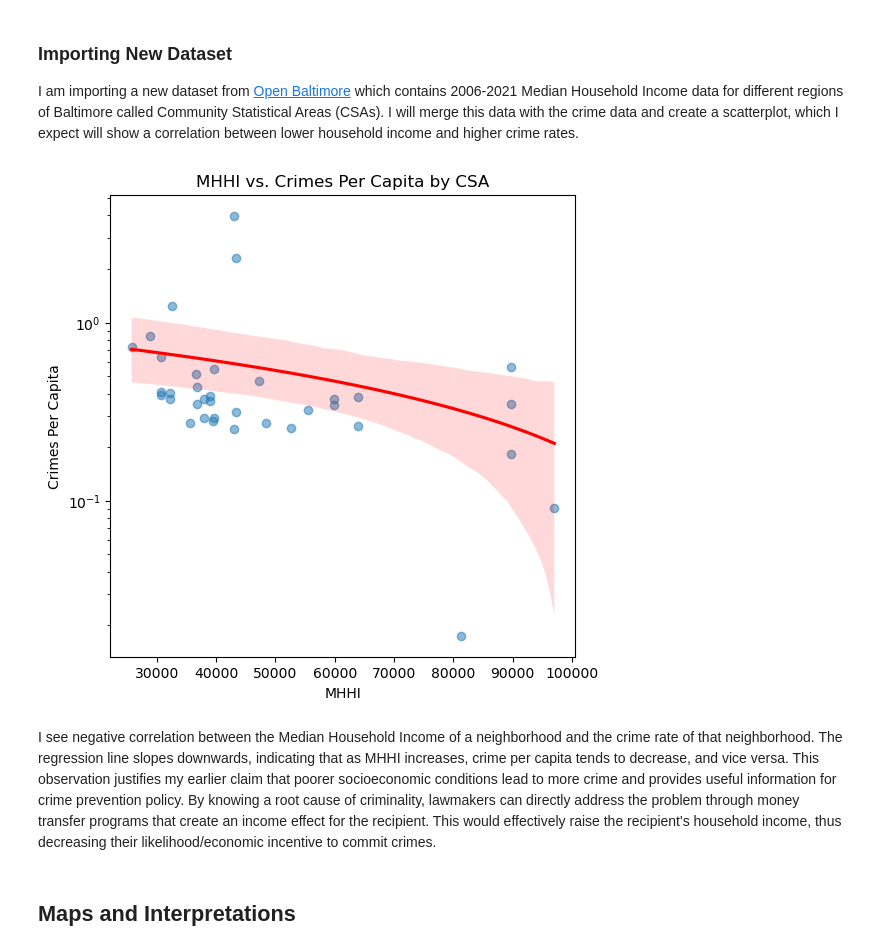
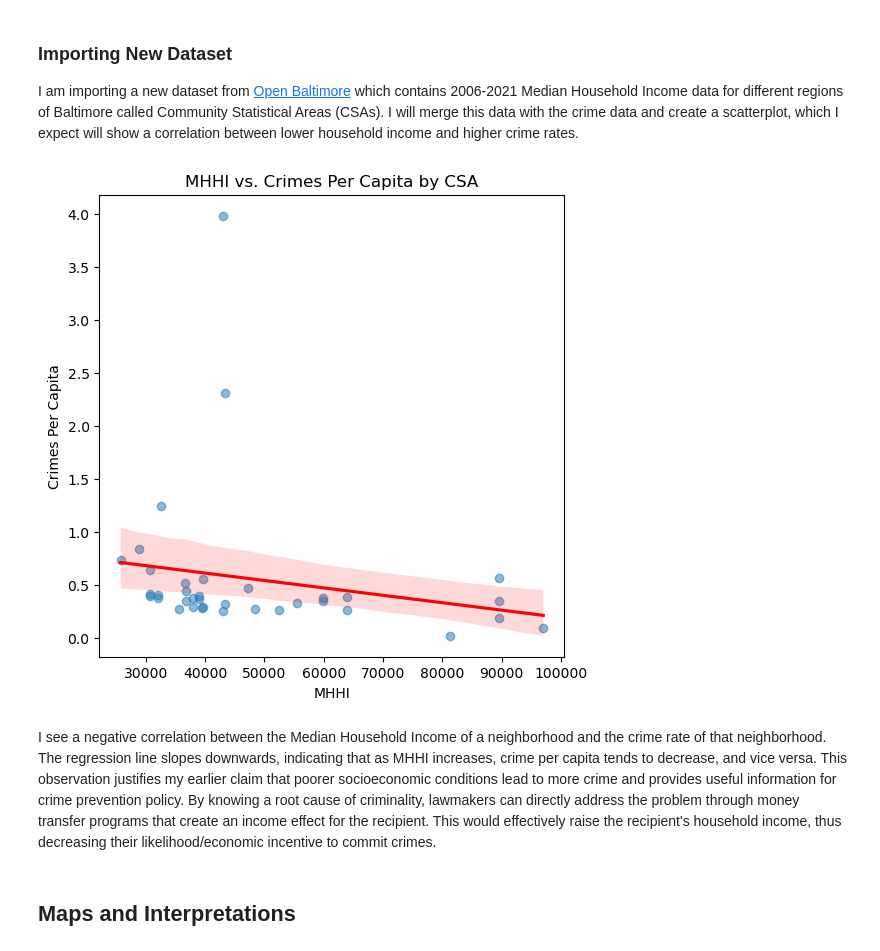
Before and after one commit to ECO225-W2024/project-one-code-IvanGrandov, a Jupyter notebook: Code/proj_one_code.ipynb, the cells around one changed output. Cells and saved outputs as stored; diff of their text form; code cells hidden in the pictures.

Commit message:
P3 comment corrections
I fixed some things in my project that were commented on in project 3.

```diff
--- a/Code/proj_one_code.ipynb
+++ b/Code/proj_one_code.ipynb
@@ -18,7 +20,7 @@ import pandas as pd
 import numpy as np
 
 # Loading in dataset
-df = pd.read_csv("/Users/ivangrandov/Downloads/BPD_Part_1_Victim_Based_Crime_Data.csv")
+df = pd.read_csv("/Users/ivangrandov/Documents/GitHub/project-one-code-IvanGrandov/Data/BPD_Part_1_Victim_Based_Crime_Data.csv")
 print(df.head())
 # %% [output]
     CrimeDate CrimeTime CrimeCode           Location          Description  \
@@ -134,7 +136,7 @@ shp_file = [os.path.join(temp_dir, f) for f in os.listdir(temp_dir) if f.endswit
 # Create gdf for the shapefiles
 neighborhood_gdf = gpd.read_file(shp_file)
 neighborhood_gdf.rename(columns={'Name': 'Neighborhood'}, inplace=True)
-neighborhood_gdf = neighborhood_gdf.drop(columns=['OBJECTID','White','Blk_AfAm','Hisp_Lat','AmInd_AkNa','Asian','NatHaw_Pac','Other_Race','TwoOrMore','Shape__Are', 'Shape__Len'])
+neighborhood_gdf = neighborhood_gdf.drop(columns=['OBJECTID','White','Blk_AfAm','Hisp_Lat','AmInd_AkNa','Asian','NatHaw_Pac','Other_Race','TwoOrMore','Shape__Are', 'Shape__Len','Housing','Occupied','Vacant'])
 neighborhood_gdf.plot()
 
 # Add DowntownStatus column to neighborhood_gdf
@@ -409,36 +411,36 @@ I am importing a new dataset from [Open Baltimore](https://data.baltimorecity.go
 # %%
 # Importing New Dataset
 zip_path2 = '/Users/ivangrandov/Documents/GitHub/project-one-code-IvanGrandov/Data/Baltimore_Median_Household_Income.zip'
 temp_dir2 = 'temp_shapefile2'
 
 with zipfile.ZipFile(zip_path2, 'r') as zip_ref2:
     zip_ref2.extractall(temp_dir2)
 
 shp_file2 = [os.path.join(temp_dir2, f) for f in os.listdir(temp_dir2) if f.endswith('.shp')][0]
 
 # Create gdf for the CSA shapefiles
 income_gdf = gpd.read_file(shp_file2)
 
 # Calculate MHHI
 income_gdf['MHHI'] = (income_gdf['mhhi17'] + income_gdf['mhhi16'] + income_gdf['mhhi15'] + \
                       income_gdf['mhhi14'] + income_gdf['mhhi13'] + income_gdf['mhhi12']) / 6
 
 merged_gdf2 = gpd.sjoin(merged_gdf, income_gdf, how="left", op="within")
 
 import seaborn as sns
 # Scatter plot with regression line
 plt.figure(figsize=(6, 6))
 sns.regplot(x='MHHI', y='CrimesPerCapita', data=merged_gdf2, scatter_kws={'alpha':0.5}, line_kws={'color': 'red'})
 
 plt.title('MHHI vs. Crimes Per Capita by CSA')
 plt.xlabel('MHHI')
 plt.ylabel('Crimes Per Capita')
-plt.yscale('log')
+# plt.yscale('log')
 plt.show()
 # %% [output]
-[figure, old version]
+[figure, new version]
 # %% [markdown]
-I see negative correlation between the Median Household Income of a neighborhood and the crime rate of that neighborhood. The regression line slopes downwards, indicating that as MHHI increases, crime per capita tends to decrease, and vice versa. This observation justifies my earlier claim that poorer socioeconomic conditions lead to more crime and provides useful information for crime prevention policy. By knowing a root cause of criminality, lawmakers can directly address the problem through money transfer programs that create an income effect for the recipient. This would effectively raise the recipient's household income, thus decreasing their likelihood/economic incentive to commit crimes.
+I see a negative correlation between the Median Household Income of a neighborhood and the crime rate of that neighborhood. The regression line slopes downwards, indicating that as MHHI increases, crime per capita tends to decrease, and vice versa. This observation justifies my earlier claim that poorer socioeconomic conditions lead to more crime and provides useful information for crime prevention policy. By knowing a root cause of criminality, lawmakers can directly address the problem through money transfer programs that create an income effect for the recipient. This would effectively raise the recipient's household income, thus decreasing their likelihood/economic incentive to commit crimes.
 # %% [markdown]
 ## Maps and Interpretations
 # %%
```
Also changed, not shown: parts of 39 cells of this notebook, 3 other files.
